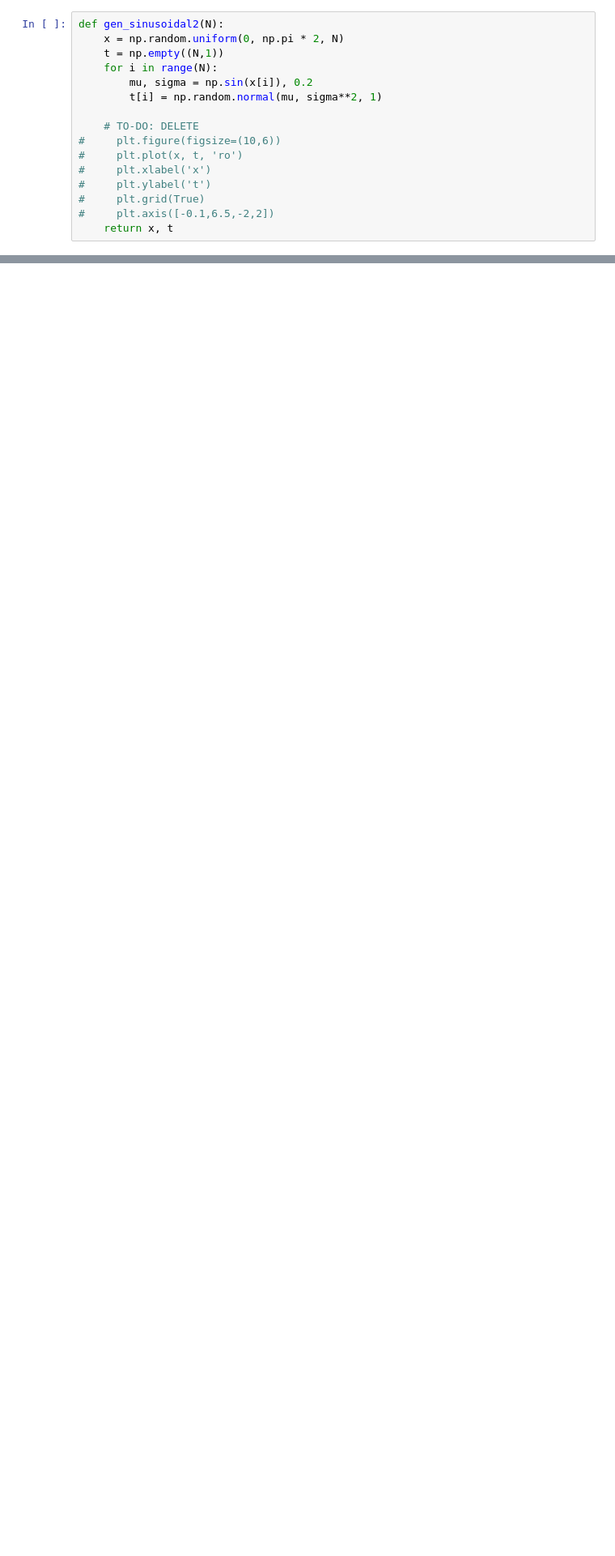
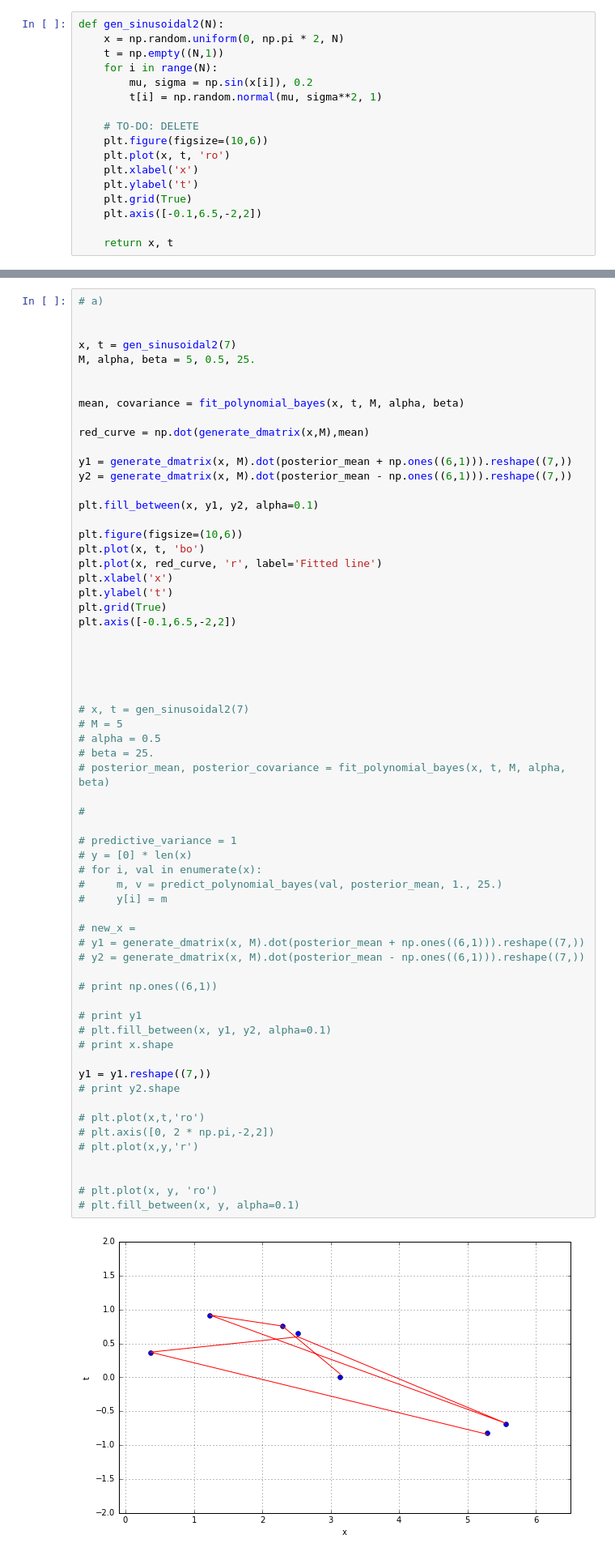
Before and after one commit to Vasileios-Charatsidis/machine_learning_1_labs, a Jupyter notebook: Lab1.ipynb, the cells around one changed output, grey strips where cells are left out. Shown at 81% size. Drawn from its saved outputs; the diff is of its cells as text; blank space fills up the shorter version.

```diff
--- a/Lab1.ipynb
+++ b/Lab1.ipynb
@@ -284,12 +284,13 @@ def gen_sinusoidal2(N):
         t[i] = np.random.normal(mu, sigma**2, 1)
 
     # TO-DO: DELETE
-#     plt.figure(figsize=(10,6))
-#     plt.plot(x, t, 'ro')
-#     plt.xlabel('x')
-#     plt.ylabel('t')
-#     plt.grid(True)
-#     plt.axis([-0.1,6.5,-2,2])
+    plt.figure(figsize=(10,6))
+    plt.plot(x, t, 'ro')
+    plt.xlabel('x')
+    plt.ylabel('t')
+    plt.grid(True)
+    plt.axis([-0.1,6.5,-2,2])
+
     return x, t
 # %% [markdown]
 ### 2.2 Compute Posterior (15 points)
@@ -376,6 +376,71 @@ Include the datapoints in your plot.
 
 b) (5 points) For a second plot, draw 100 samples from the parameters' posterior distribution. Each of these samples is a certain choice of parameters for 5-th order polynomial regression.
 Display each of these 100 polynomials.
+# %%
+# a)
+
+
+x, t = gen_sinusoidal2(7)
+M, alpha, beta = 5, 0.5, 25.
+
+
+mean, covariance = fit_polynomial_bayes(x, t, M, alpha, beta)
+
+red_curve = np.dot(generate_dmatrix(x,M),mean)
+
+y1 = generate_dmatrix(x, M).dot(posterior_mean + np.ones((6,1))).reshape((7,))
+y2 = generate_dmatrix(x, M).dot(posterior_mean - np.ones((6,1))).reshape((7,))
+
+plt.fill_between(x, y1, y2, alpha=0.1)
+
+plt.figure(figsize=(10,6))
+plt.plot(x, t, 'bo')
+plt.plot(x, red_curve, 'r', label='Fitted line')
+plt.xlabel('x')
+plt.ylabel('t')
+plt.grid(True)
+plt.axis([-0.1,6.5,-2,2])
+
+
+
+
+
+# x, t = gen_sinusoidal2(7)
+# M = 5
+# alpha = 0.5
+# beta = 25.
+# posterior_mean, posterior_covariance = fit_polynomial_bayes(x, t, M, alpha, beta)
+
+#
+
+# predictive_variance = 1
+# y = [0] * len(x)
+# for i, val in enumerate(x):
+#     m, v = predict_polynomial_bayes(val, posterior_mean, 1., 25.)
+#     y[i] = m
+
+# new_x =
+# y1 = generate_dmatrix(x, M).dot(posterior_mean + np.ones((6,1))).reshape((7,))
+# y2 = generate_dmatrix(x, M).dot(posterior_mean - np.ones((6,1))).reshape((7,))
+
+# print np.ones((6,1))
+
+# print y1
+# plt.fill_between(x, y1, y2, alpha=0.1)
+# print x.shape
+
+y1 = y1.reshape((7,))
+# print y2.shape
+
+# plt.plot(x,t,'ro')
+# plt.axis([0, 2 * np.pi,-2,2])
+# plt.plot(x,y,'r')
+
+
+# plt.plot(x, y, 'ro')
+# plt.fill_between(x, y, alpha=0.1)
+# %% [output]
+[figure, added]
 # %% [markdown]
 ### 2.5 Additional questions (10 points)
 
```
Also changed, not shown: parts of 1 cell of this notebook.
